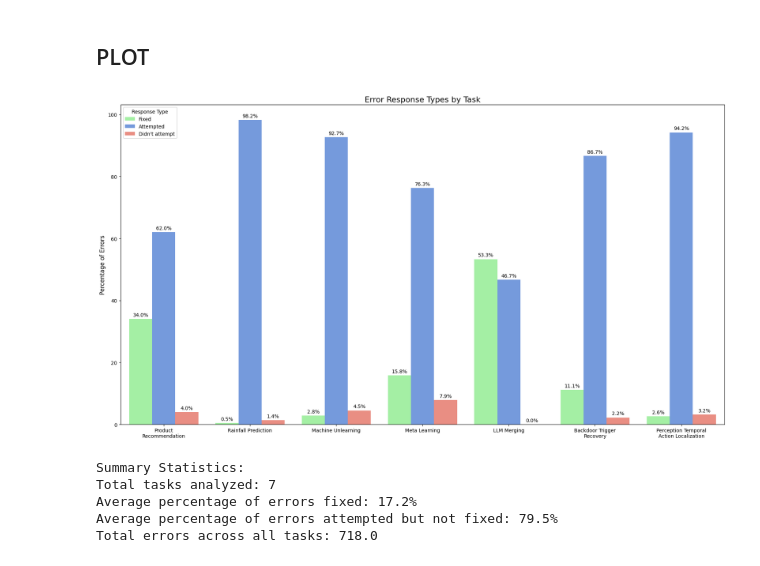
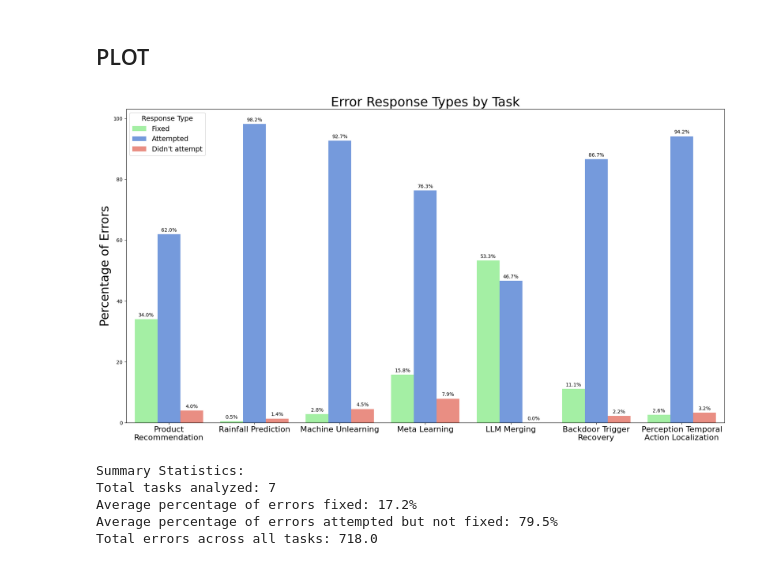
Before and after one commit to shitanshubhushan/MLRC_Bench_Gemini_trace_analysis, a Jupyter notebook: Error_completion.ipynb, the cells around one changed output. Cells and saved outputs as stored; diff of their text form; code cells hidden in the pictures.

Commit message:
Updating error_response

```diff
--- a/Error_completion.ipynb
+++ b/Error_completion.ipynb
@@ -488,39 +488,39 @@ ax = sns.barplot(x='Task', y='Percentage', hue='Response Type', data=plot_df, pa
 
 # Wrap long task labels instead of rotating them
 wrapped_labels = [textwrap.fill(label, width=20) for label in df['Task']]
-ax.set_xticklabels(wrapped_labels, rotation=0, ha='center')
+ax.set_xticklabels(wrapped_labels, rotation=0, ha='center', fontsize=16)
 
 # Add percentage labels on top of each bar
 for container in ax.containers:
     ax.bar_label(container, fmt='%.1f%%', padding=3)
 
 # Set plot title and labels
-plt.title('Error Response Types by Task', fontsize=16)
-plt.ylabel('Percentage of Errors', fontsize=12)
-plt.xlabel('', fontsize=12)  # Empty because we have task names
+plt.title('Error Response Types by Task', fontsize=26)
+plt.ylabel('Percentage of Errors', fontsize=24)
+plt.xlabel('', fontsize=24)  # Empty because we have task names
 
 # Position legend inside the plot in the upper left corner
 # where it's less likely to overlap with bars
-plt.legend(title='Response Type', loc='upper left')
+plt.legend(title='Response Type', loc='upper left', fontsize=14, title_fontsize=14)
 
 # Adjust layout
 plt.tight_layout()
 
 os.makedirs("Error_completion", exist_ok=True)
 plt.savefig('Error_completion/error_response_by_task.pdf', dpi=300, bbox_inches='tight')
 
 # Show the plot
 plt.show()
 
 # Print summary statistics
 print("\nSummary Statistics:")
 print(f"Total tasks analyzed: {len(task_error_stats)}")
 print(f"Average percentage of errors fixed: {df['Fixed'].mean():.1f}%")
 print(f"Average percentage of errors attempted but not fixed: {df['Attempted'].mean():.1f}%")
 #print(f"Average percentage of errors not attempted: {df['Didn\\'t attempt'].mean():.1f}%")
 print(f"Total errors across all tasks: {df['total_errors'].sum()}")
 # %% [output]
-[figure, old version]
+[figure, new version]
 Summary Statistics:
 Total tasks analyzed: 7
 Average percentage of errors fixed: 17.2%
```
Also changed, not shown: 1 other file.
